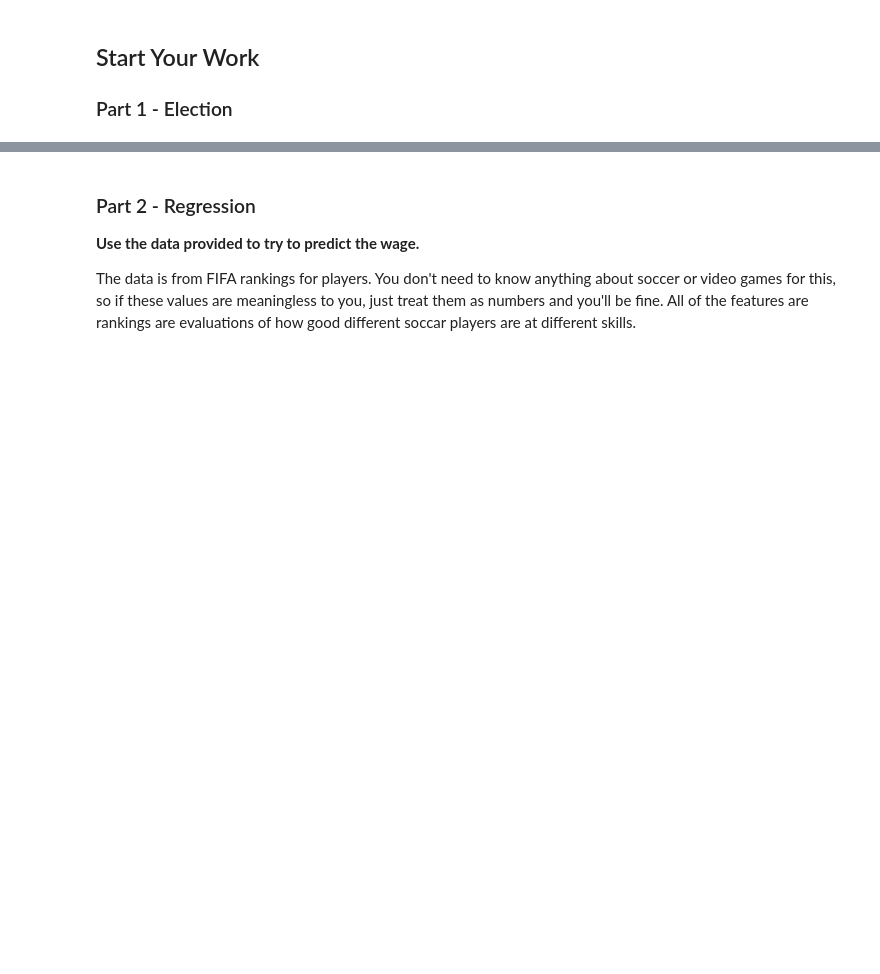
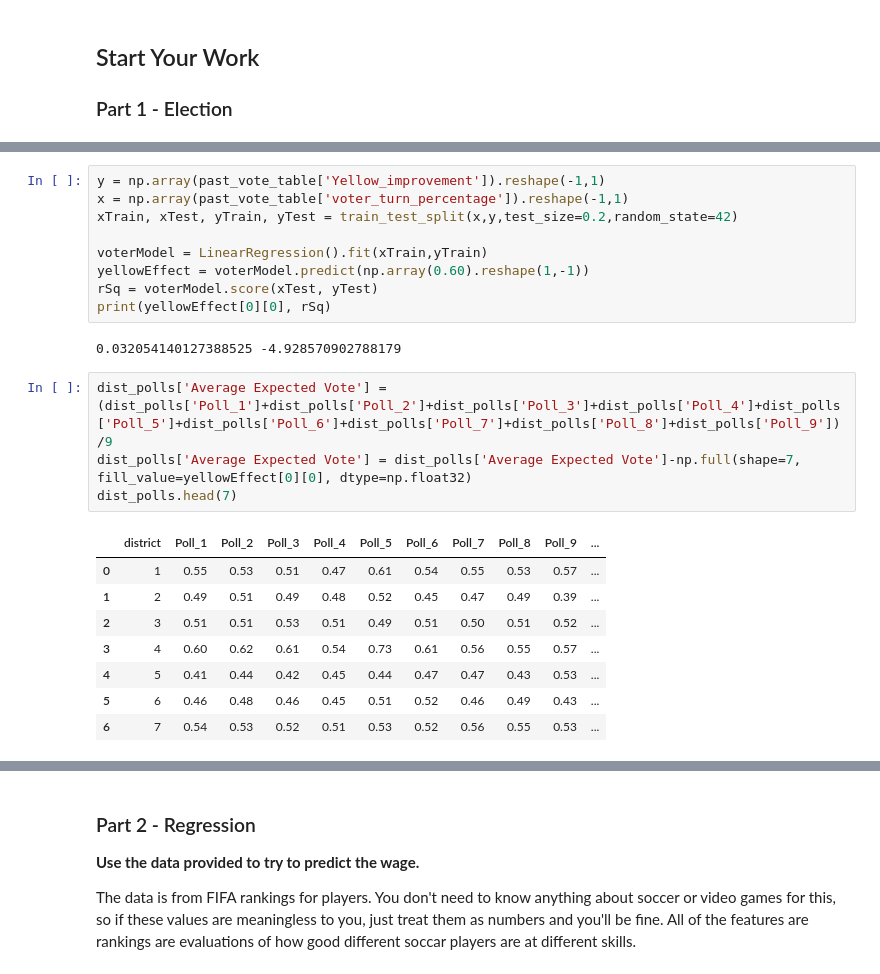
Before and after one commit to ASykes4/DATA3450_Asn_3_Students, a Jupyter notebook: asn_3_1221_start.ipynb, the cells around one changed output, grey strips where cells are left out. Saved outputs shown, nothing was run; the diff lists cells and outputs as text; blank space fills up the shorter version.

```diff
--- a/asn_3_1221_start.ipynb
+++ b/asn_3_1221_start.ipynb
@@ -96,0 +130,24 @@ past_vote_table.head()
+# %%
+y = np.array(past_vote_table['Yellow_improvement']).reshape(-1,1)
+x = np.array(past_vote_table['voter_turn_percentage']).reshape(-1,1)
+xTrain, xTest, yTrain, yTest = train_test_split(x,y,test_size=0.2,random_state=42)
+
+voterModel = LinearRegression().fit(xTrain,yTrain)
+yellowEffect = voterModel.predict(np.array(0.60).reshape(1,-1))
+rSq = voterModel.score(xTest, yTest)
+print(yellowEffect[0][0], rSq)
+# %% [output]
+0.032054140127388525 -4.928570902788179
+# %%
+dist_polls['Average Expected Vote'] = (dist_polls['Poll_1']+dist_polls['Poll_2']+dist_polls['Poll_3']+dist_polls['Poll_4']+dist_polls['Poll_5']+dist_polls['Poll_6']+dist_polls['Poll_7']+dist_polls['Poll_8']+dist_polls['Poll_9'])/9
+dist_polls['Average Expected Vote'] = dist_polls['Average Expected Vote']-np.full(shape=7, fill_value=yellowEffect[0][0], dtype=np.float32)
+dist_polls.head(7)
+# %% [output]
+|  | district | Poll_1 | Poll_2 | Poll_3 | Poll_4 | Poll_5 | Poll_6 | Poll_7 | Poll_8 | Poll_9 | ... |
+| 0 | 1 | 0.55 | 0.53 | 0.51 | 0.47 | 0.61 | 0.54 | 0.55 | 0.53 | 0.57 | ... |
+| 1 | 2 | 0.49 | 0.51 | 0.49 | 0.48 | 0.52 | 0.45 | 0.47 | 0.49 | 0.39 | ... |
+| 2 | 3 | 0.51 | 0.51 | 0.53 | 0.51 | 0.49 | 0.51 | 0.50 | 0.51 | 0.52 | ... |
+| 3 | 4 | 0.60 | 0.62 | 0.61 | 0.54 | 0.73 | 0.61 | 0.56 | 0.55 | 0.57 | ... |
+| 4 | 5 | 0.41 | 0.44 | 0.42 | 0.45 | 0.44 | 0.47 | 0.47 | 0.43 | 0.53 | ... |
+| 5 | 6 | 0.46 | 0.48 | 0.46 | 0.45 | 0.51 | 0.52 | 0.46 | 0.49 | 0.43 | ... |
+| 6 | 7 | 0.54 | 0.53 | 0.52 | 0.51 | 0.53 | 0.52 | 0.56 | 0.55 | 0.53 | ... |
```
Also changed, not shown: parts of 12 cells of this notebook.
